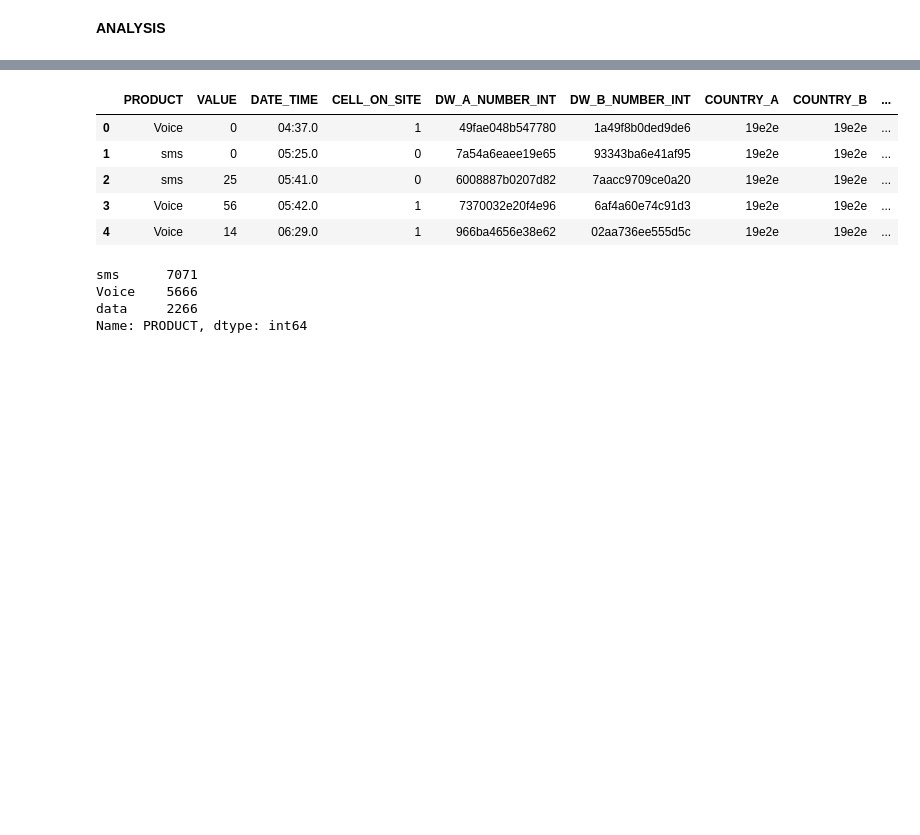
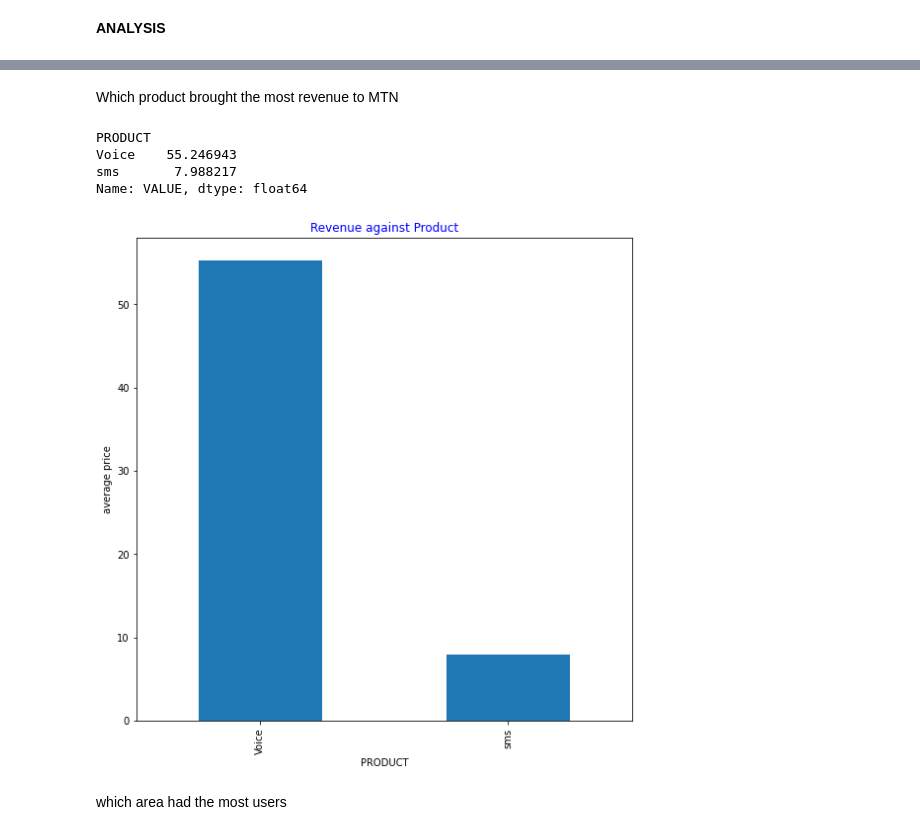
Before and after one commit to GMaina716/WEEK-3-IP, a Jupyter notebook: Moringa_Data_Science_Prep_W3_Independent_Project_2021_05_George_Maina_Python.ipynb, the cells around one changed output, grey strips where cells are left out. Saved outputs shown, nothing was run; the diff lists cells and outputs as text; code cells hidden in the pictures; blank space fills up the shorter version.

```diff
--- a/Moringa_Data_Science_Prep_W3_Independent_Project_2021_05_George_Maina_Python.ipynb
+++ b/Moringa_Data_Science_Prep_W3_Independent_Project_2021_05_George_Maina_Python.ipynb
@@ -451,17 +524,19 @@ Name: SITE_CODE, Length: 1029, dtype: int64
-# %%
-telcom.head()
-# %% [output]
-|  | PRODUCT | VALUE | DATE_TIME | CELL_ON_SITE | DW_A_NUMBER_INT | DW_B_NUMBER_INT | COUNTRY_A | COUNTRY_B | ... |
-| 0 | Voice | 0 | 04:37.0 | 1 | 49fae048b547780 | 1a49f8b0ded9de6 | 19e2e | 19e2e | ... |
-| 1 | sms | 0 | 05:25.0 | 0 | 7a54a6eaee19e65 | 93343ba6e41af95 | 19e2e | 19e2e | ... |
-| 2 | sms | 25 | 05:41.0 | 0 | 6008887b0207d82 | 7aacc9709ce0a20 | 19e2e | 19e2e | ... |
-| 3 | Voice | 56 | 05:42.0 | 1 | 7370032e20f4e96 | 6af4a60e74c91d3 | 19e2e | 19e2e | ... |
-| 4 | Voice | 14 | 06:29.0 | 1 | 966ba4656e38e62 | 02aa736ee555d5c | 19e2e | 19e2e | ... |
-# %%
-#which is the most used product
-telcom['PRODUCT'].value_counts()
-# %% [output]
-sms      7071
-Voice    5666
-data     2266
-Name: PRODUCT, dtype: int64
+# %% [markdown]
+Which product brought the most revenue to MTN
+# %%
+product_revenue_mean=merged_telecom.groupby('PRODUCT')['VALUE'].mean()
+product_revenue_mean
+# %% [output]
+PRODUCT
+Voice    55.246943
+sms       7.988217
+Name: VALUE, dtype: float64
+# %%
+plt.figure(figsize=(9,9))
+plt.title('Revenue against Product',fontdict={'fontsize':12},color='blue')
+plt.xlabel('product')
+plt.ylabel('average price')
+product_revenue_mean.plot(kind='bar')
+plt.show()
+# %% [output]
+[figure, added]
@@ -467,0 +546,2 @@ Name: PRODUCT, dtype: int64
+# %% [markdown]
+which area had the most users
```
Also changed, not shown: parts of 43 cells of this notebook.
